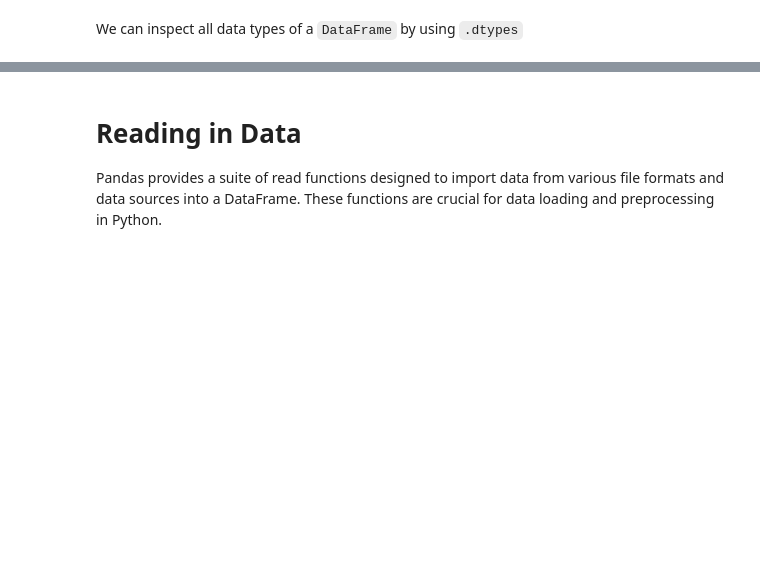
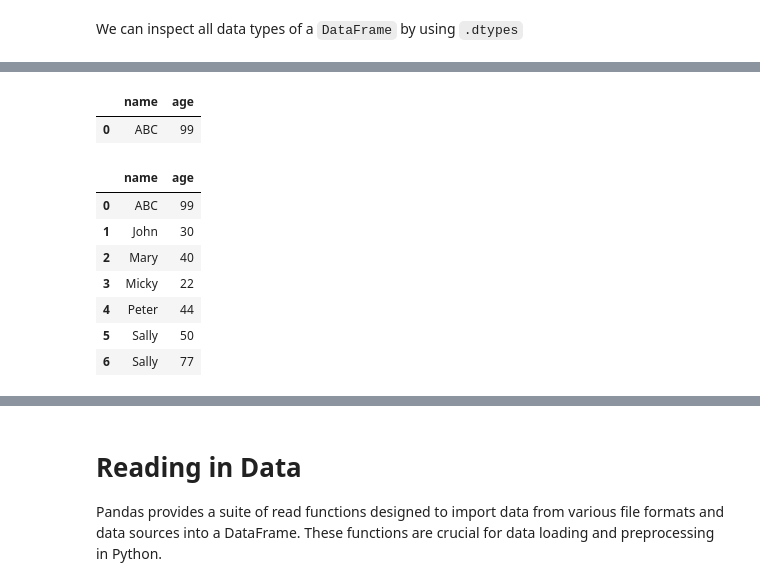
Before and after one commit to robitussin/CCDATS1L, a Jupyter notebook: 3 - Numpy, Pandas, SQLite/pandas/basics/Introduction_to_Pandas.ipynb, the cells around one changed output, grey strips where cells are left out. Cells and saved outputs as stored; diff of their text form; code cells hidden in the pictures; blank space fills up the shorter version.

```diff
--- a/3 - Numpy, Pandas, SQLite/pandas/basics/Introduction_to_Pandas.ipynb
+++ b/3 - Numpy, Pandas, SQLite/pandas/basics/Introduction_to_Pandas.ipynb
@@ -127,0 +163,18 @@ dtype: object
+# %%
+merge_df = df1.merge(df2, how='inner')
+merge_df
+# %% [output]
+|  | name | age |
+| 0 | ABC | 99 |
+# %%
+merge_df = df1.merge(df2, how='outer')
+merge_df
+# %% [output]
+|  | name | age |
+| 0 | ABC | 99 |
+| 1 | John | 30 |
+| 2 | Mary | 40 |
+| 3 | Micky | 22 |
+| 4 | Peter | 44 |
+| 5 | Sally | 50 |
+| 6 | Sally | 77 |
```
Also changed, not shown: parts of 14 cells of this notebook, 3 other files.
